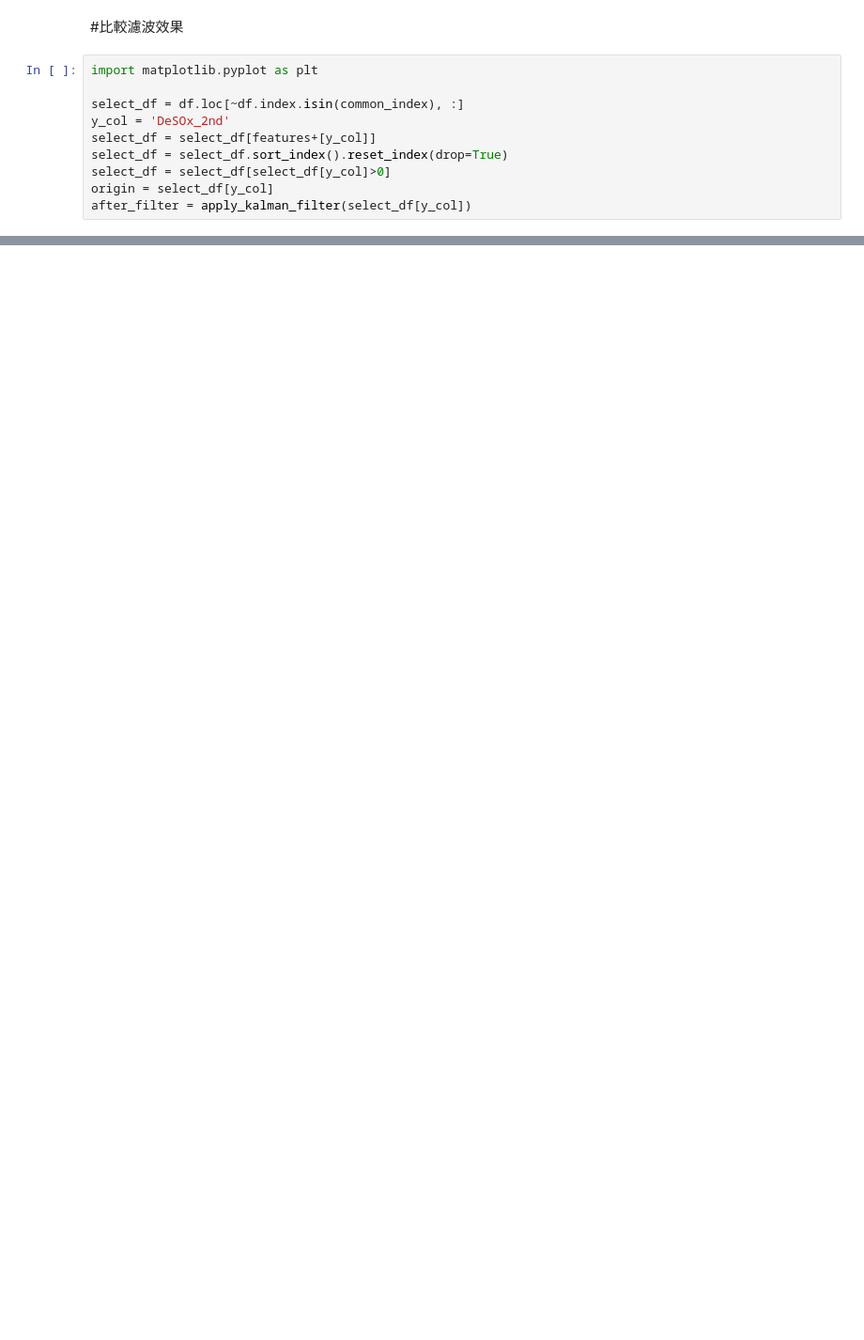
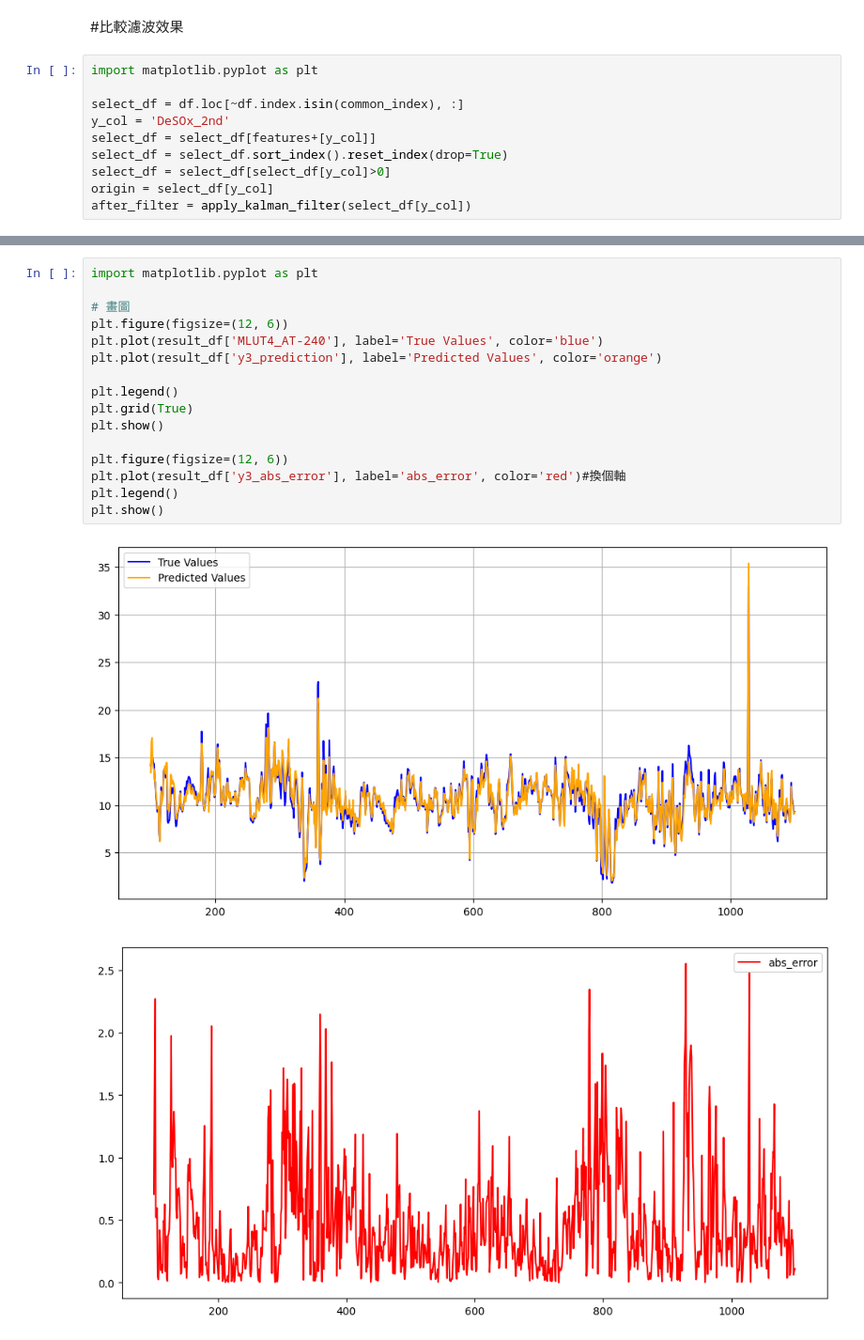
Before and after one commit to skywalker0803r/CFB, a Jupyter notebook: 滾動式預測y2_R20954.ipynb, the cells around one changed output, grey strips where cells are left out. Shown at 94% size. Saved outputs shown, nothing was run; the diff lists cells and outputs as text; blank space fills up the shorter version.

```diff
--- a/滾動式預測y2_R20954.ipynb
+++ b/滾動式預測y2_R20954.ipynb
@@ -284,0 +337,19 @@ plt.show()
+# %%
+import matplotlib.pyplot as plt
+
+# 畫圖
+plt.figure(figsize=(12, 6))
+plt.plot(result_df['MLUT4_AT-240'], label='True Values', color='blue')
+plt.plot(result_df['y3_prediction'], label='Predicted Values', color='orange')
+
+plt.legend()
+plt.grid(True)
+plt.show()
+
+plt.figure(figsize=(12, 6))
+plt.plot(result_df['y3_abs_error'], label='abs_error', color='red')#換個軸
+plt.legend()
+plt.show()
+# %% [output]
+[figure, added]
+[figure, added]
```
Also changed, not shown: parts of 8 cells of this notebook.
